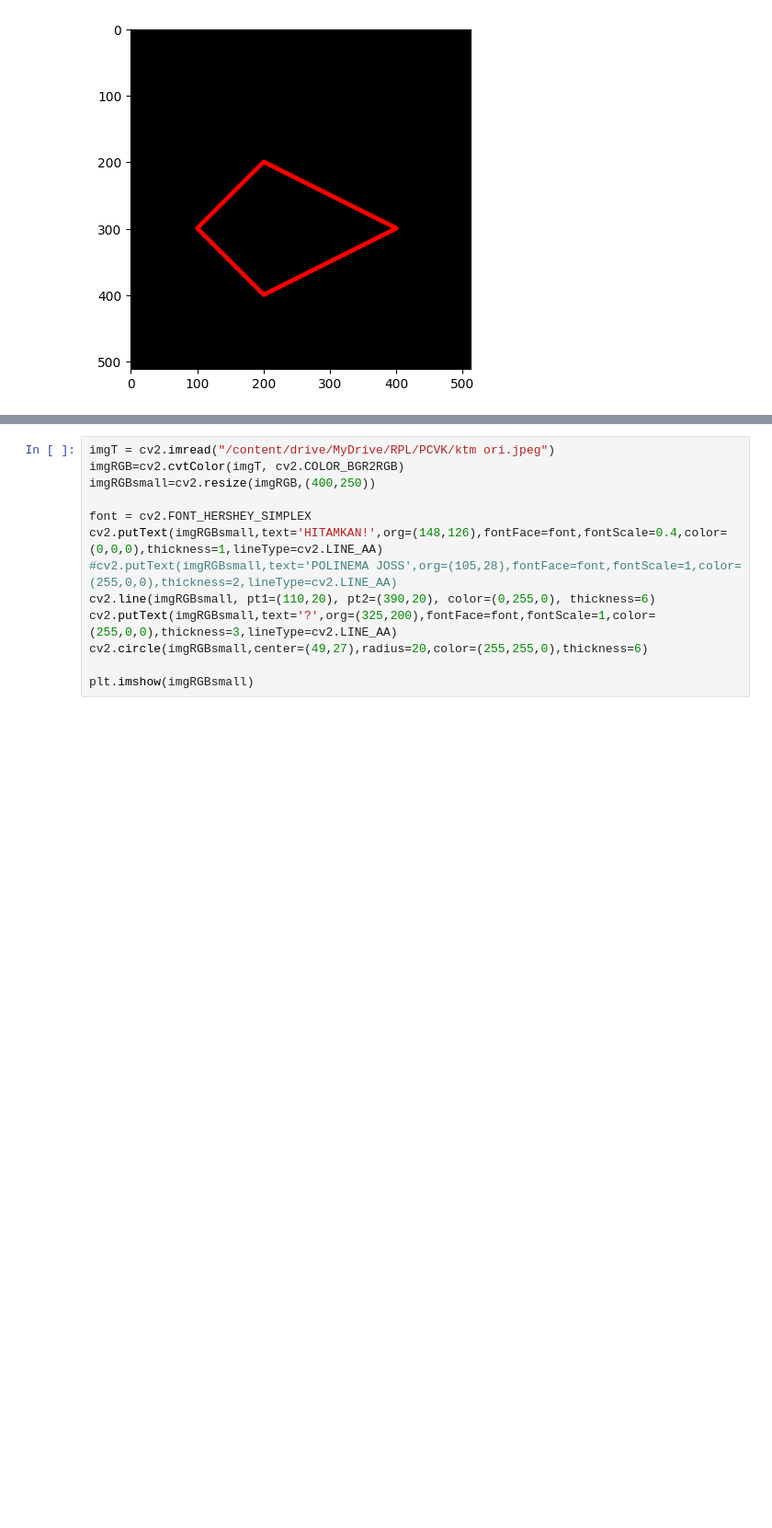
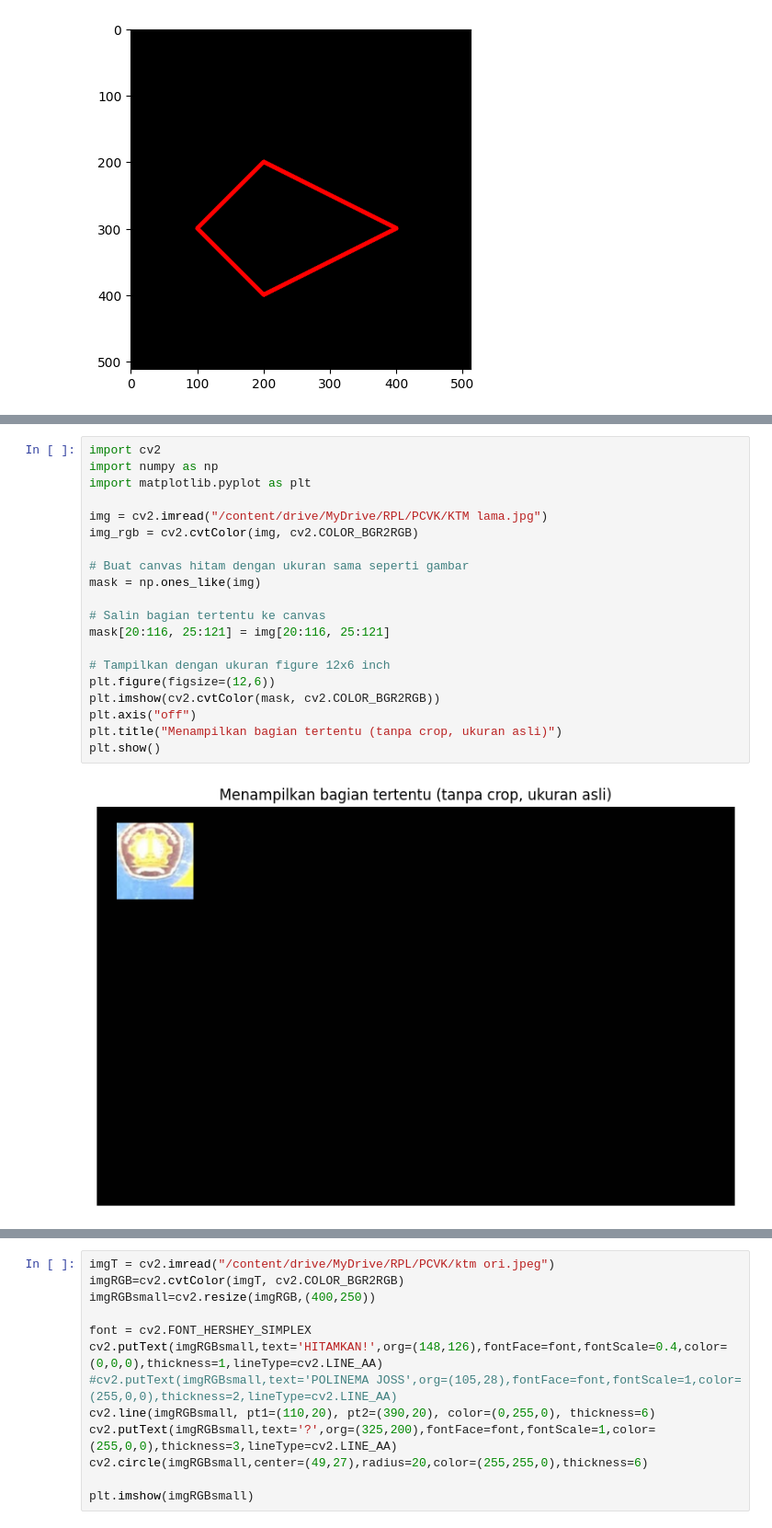
Before and after one commit to Chaidir110/PCVK_Ganjil_2025, a Jupyter notebook: pertemuan_2b.ipynb, the cells around one changed output, grey strips where cells are left out. Shown at 92% size. Drawn from its saved outputs; the diff is of its cells as text; blank space fills up the shorter version.

```diff
--- a/pertemuan_2b.ipynb
+++ b/pertemuan_2b.ipynb
@@ -129,0 +134,22 @@ plt.imshow(imgRGBsmall)
+# %%
+import cv2
+import numpy as np
+import matplotlib.pyplot as plt
+
+img = cv2.imread("/content/drive/MyDrive/RPL/PCVK/KTM lama.jpg")
+img_rgb = cv2.cvtColor(img, cv2.COLOR_BGR2RGB)
+
+# Buat canvas hitam dengan ukuran sama seperti gambar
+mask = np.ones_like(img)
+
+# Salin bagian tertentu ke canvas
+mask[20:116, 25:121] = img[20:116, 25:121]
+
+# Tampilkan dengan ukuran figure 12x6 inch
+plt.figure(figsize=(12,6))
+plt.imshow(cv2.cvtColor(mask, cv2.COLOR_BGR2RGB))
+plt.axis("off")
+plt.title("Menampilkan bagian tertentu (tanpa crop, ukuran asli)")
+plt.show()
+# %% [output]
+[figure, added]
```
Also changed, not shown: parts of 6 cells of this notebook.
